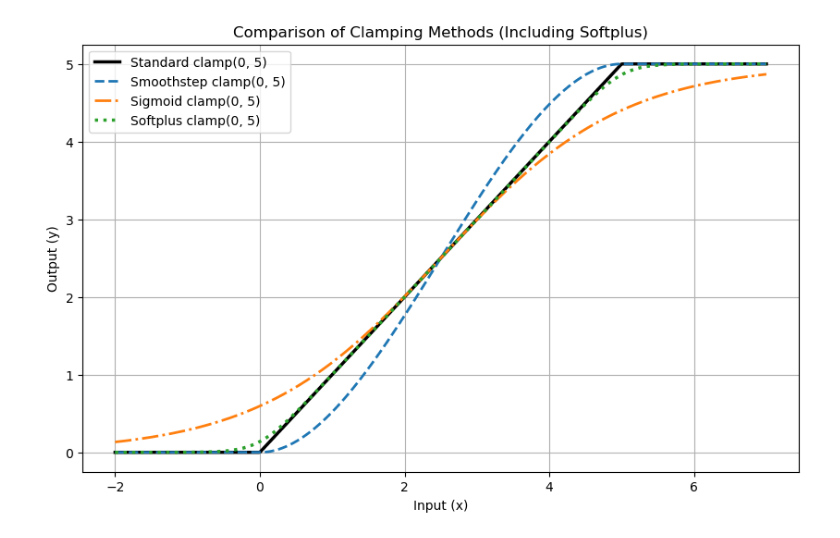
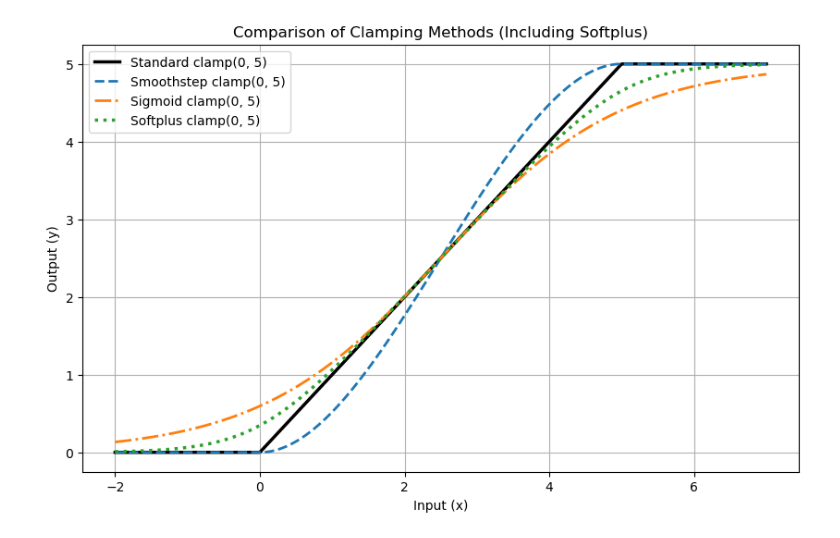
Before and after one commit to JacksonBurns/rmgpu, a Jupyter notebook: ml-fitting/clamp_comparison.ipynb, the cells around one changed output. Saved outputs shown, nothing was run; the diff lists cells and outputs as text; code cells hidden in the pictures.

```diff
--- a/ml-fitting/clamp_comparison.ipynb
+++ b/ml-fitting/clamp_comparison.ipynb
@@ -11,32 +11,32 @@ def smooth_clamp(x, min_val, max_val):
 def sigmoid_clamp(x, min_val, max_val, temperature=2.0):
     mid = (min_val + max_val) / 2.0
     width = max_val - min_val
     return min_val + width * torch.sigmoid(temperature * (x - mid) / (width / 2.0))
 
 def softplus_clamp(x, min_val, max_val, beta=2.0):
     # 1. Soft approximation of max(min_val, x)
     low_clip = min_val + F.softplus(x - min_val, beta=beta)
     # 2. Soft approximation of min(max_val, low_clip) -> max_val - max(0, max_val - low_clip)
     return max_val - F.softplus(max_val - low_clip, beta=beta)
 
 # Generate input data
 x = torch.linspace(-2.0, 7.0, 500)
 y_standard = torch.clamp(x, 0.0, 5.0)
 y_smooth = smooth_clamp(x, 0.0, 5.0)
 y_sigmoid = sigmoid_clamp(x, 0.0, 5.0, temperature=2.0)
-y_softplus = softplus_clamp(x, 0.0, 5.0, beta=5.0) # Higher beta makes it closer to standard clamp
+y_softplus = softplus_clamp(x, 0.0, 5.0, beta=2.0) # Higher beta makes it closer to standard clamp
 
 # Plotting
 plt.figure(figsize=(10, 6))
 plt.plot(x.numpy(), y_standard.numpy(), label="Standard clamp(0, 5)", lw=2.5, color="black")
 plt.plot(x.numpy(), y_smooth.numpy(), label="Smoothstep clamp(0, 5)", ls="--", lw=2)
 plt.plot(x.numpy(), y_sigmoid.numpy(), label="Sigmoid clamp(0, 5)", ls="-.", lw=2)
 plt.plot(x.numpy(), y_softplus.numpy(), label="Softplus clamp(0, 5)", ls=":", lw=2.5)
 plt.grid(True)
 plt.legend()
 plt.title("Comparison of Clamping Methods (Including Softplus)")
 plt.xlabel("Input (x)")
 plt.ylabel("Output (y)")
 plt.show()
 # %% [output]
-[figure, old version]
+[figure, new version]
```
Also changed, not shown: 15 other files.
